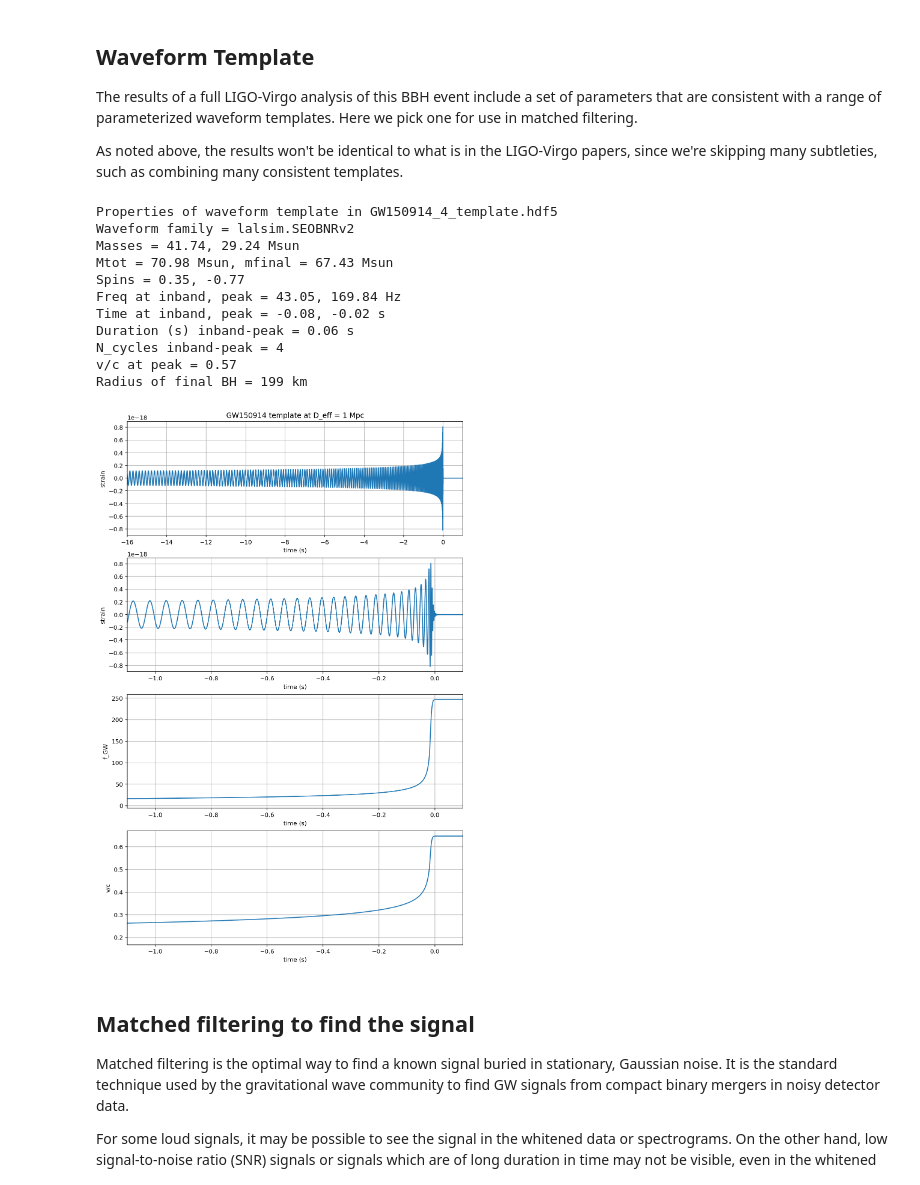
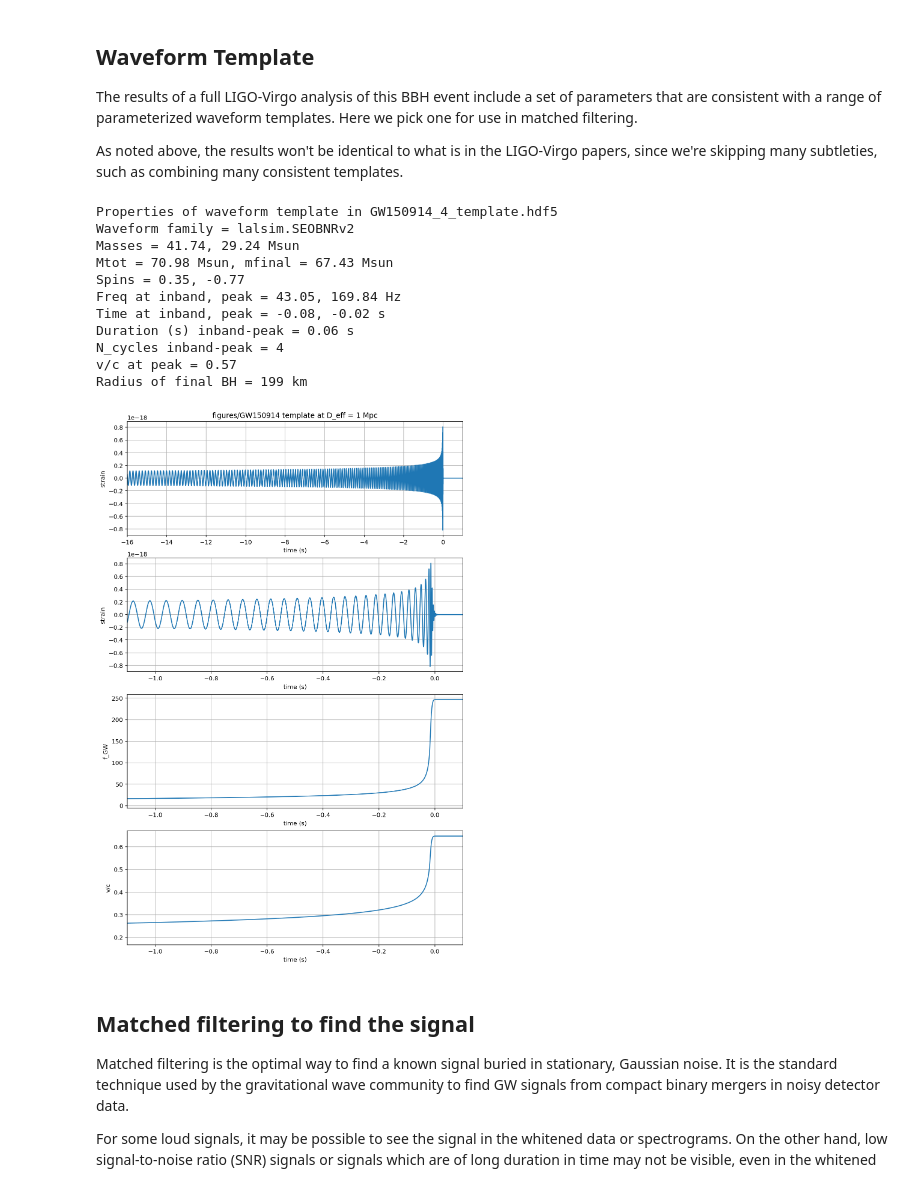
Before and after one commit to UCB-stat-159-s22/hw06-WenhaoP, a Jupyter notebook: index.ipynb, the cells around one changed output. Saved outputs shown, nothing was run; the diff lists cells and outputs as text; code cells hidden in the pictures.

```diff
--- a/index.ipynb
+++ b/index.ipynb
@@ -111,7 +111,7 @@ from ligotools import readligo as rl
 ### Read the event properties from a local json file (download in advance):
 # %%
 # Read the event properties from a local json file
-fnjson = "BBH_events_v3.json"
+fnjson = "data/BBH_events_v3.json"
 try:
     events = json.load(open(fnjson,"r"))
 except IOError:
@@ -150,8 +150,8 @@ We will make use of the data, and waveform template, defined above.
 #----------------------------------------------------------------
 try:
     # read in data from H1 and L1, if available:
-    strain_H1, time_H1, chan_dict_H1 = rl.loaddata(fn_H1, 'H1')
-    strain_L1, time_L1, chan_dict_L1 = rl.loaddata(fn_L1, 'L1')
+    strain_H1, time_H1, chan_dict_H1 = rl.loaddata("data/" + fn_H1, 'H1')
+    strain_L1, time_L1, chan_dict_L1 = rl.loaddata("data/" + fn_L1, 'L1')
 except:
     print("Cannot find data files!")
     print("You can download them from https://losc.ligo.org/s/events/"+eventname)
@@ -504,7 +504,7 @@ As noted above, the results won't be identical to what is in the LIGO-Virgo pape
 # %%
 # read in the template (plus and cross) and parameters for the theoretical waveform
 try:
-    f_template = h5py.File(fn_template, "r")
+    f_template = h5py.File("data/" + fn_template, "r")
 except:
     print("Cannot find template file!")
     print("You can download it from https://losc.ligo.org/s/events/"+eventname+'/'+fn_template)
@@ -587,7 +587,7 @@ if make_plots:
     plt.grid()
     plt.xlabel('time (s)')
     plt.ylabel('strain')
-    plt.title(eventname+' template at D_eff = 1 Mpc')
+    plt.title("figures/" + eventname+' template at D_eff = 1 Mpc')
 
     plt.subplot(4,1,2)
     plt.plot(ttime,template_p)
@@ -597,35 +597,35 @@ if make_plots:
     plt.ylabel('strain')
     #plt.title(eventname+' template at D_eff = 1 Mpc')
 
     plt.subplot(4,1,3)
     plt.plot(ttime,fGW)
     plt.xlim([-1.1,0.1])
     plt.grid()
     plt.xlabel('time (s)')
     plt.ylabel('f_GW')
     #plt.title(eventname+' template f_GW')
 
     plt.subplot(4,1,4)
     plt.plot(ttime,voverc)
     plt.xlim([-1.1,0.1])
     plt.grid()
     plt.xlabel('time (s)')
     plt.ylabel('v/c')
     #plt.title(eventname+' template v/c')
-    plt.savefig(eventname+'_template.'+plottype)
+    plt.savefig("figures/" + eventname+'_template.'+plottype)
 # %% [output]
 Properties of waveform template in GW150914_4_template.hdf5
 Waveform family = lalsim.SEOBNRv2
 Masses = 41.74, 29.24 Msun
 Mtot = 70.98 Msun, mfinal = 67.43 Msun
 Spins = 0.35, -0.77
 Freq at inband, peak = 43.05, 169.84 Hz
 Time at inband, peak = -0.08, -0.02 s
 Duration (s) inband-peak = 0.06 s
 N_cycles inband-peak = 4
 v/c at peak = 0.57
 Radius of final BH = 199 km
-[figure, old version]
+[figure, new version]
 # %% [markdown]
 ## Matched filtering to find the signal
 
```
Also changed, not shown: parts of 13 cells of this notebook, 24 other files.
